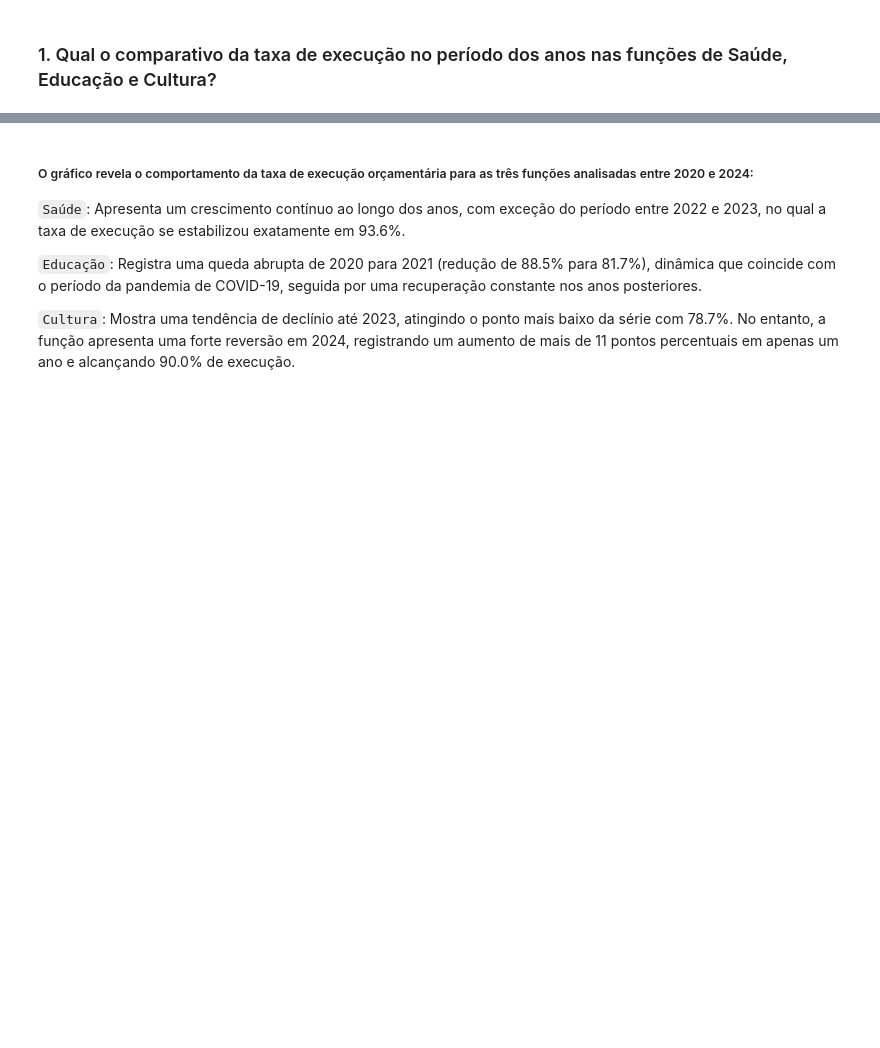
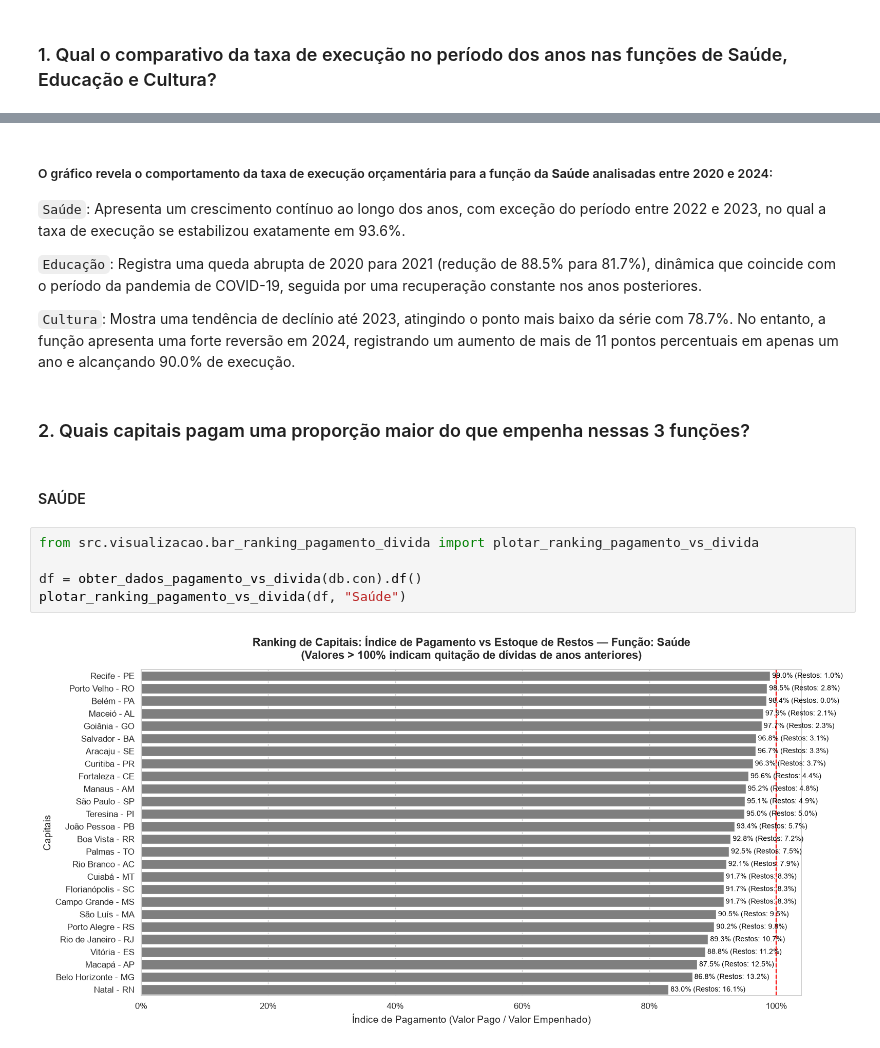
Before and after one commit to doardoE/Desafio-Analista-de-Dados-Sefaz-Macei-, a Jupyter notebook: notebooks/analise_descritiva.ipynb, the cells around one changed output, grey strips where cells are left out. Cells and saved outputs as stored; diff of their text form; blank space fills up the shorter version.

```diff
--- a/notebooks/analise_descritiva.ipynb
+++ b/notebooks/analise_descritiva.ipynb
@@ -42,8 +44,19 @@ plotar_linha_taxa_execucao(df)
 # %% [markdown]
-##### O gráfico revela o comportamento da taxa de execução orçamentária para as três funções analisadas entre 2020 e 2024:
+##### O gráfico revela o comportamento da taxa de execução orçamentária para a função da **Saúde** analisadas entre 2020 e 2024:
 
 `Saúde`: Apresenta um crescimento contínuo ao longo dos anos, com exceção do período entre 2022 e 2023, no qual a taxa de execução se estabilizou exatamente em 93.6%.
 
 `Educação`: Registra uma queda abrupta de 2020 para 2021 (redução de 88.5% para 81.7%), dinâmica que coincide com o período da pandemia de COVID-19, seguida por uma recuperação constante nos anos posteriores.
 
 `Cultura`: Mostra uma tendência de declínio até 2023, atingindo o ponto mais baixo da série com 78.7%. No entanto, a função apresenta uma forte reversão em 2024, registrando um aumento de mais de 11 pontos percentuais em apenas um ano e alcançando 90.0% de execução.
+# %% [markdown]
+### 2. Quais capitais pagam uma proporção maior do que empenha nessas 3 funções?
+# %% [markdown]
+#### SAÚDE
+# %%
+from src.visualizacao.bar_ranking_pagamento_divida import plotar_ranking_pagamento_vs_divida
+
+df = obter_dados_pagamento_vs_divida(db.con).df()
+plotar_ranking_pagamento_vs_divida(df, "Saúde")
+# %% [output]
+[figure, added]
```
Also changed, not shown: parts of 10 cells of this notebook, 3 other files.
